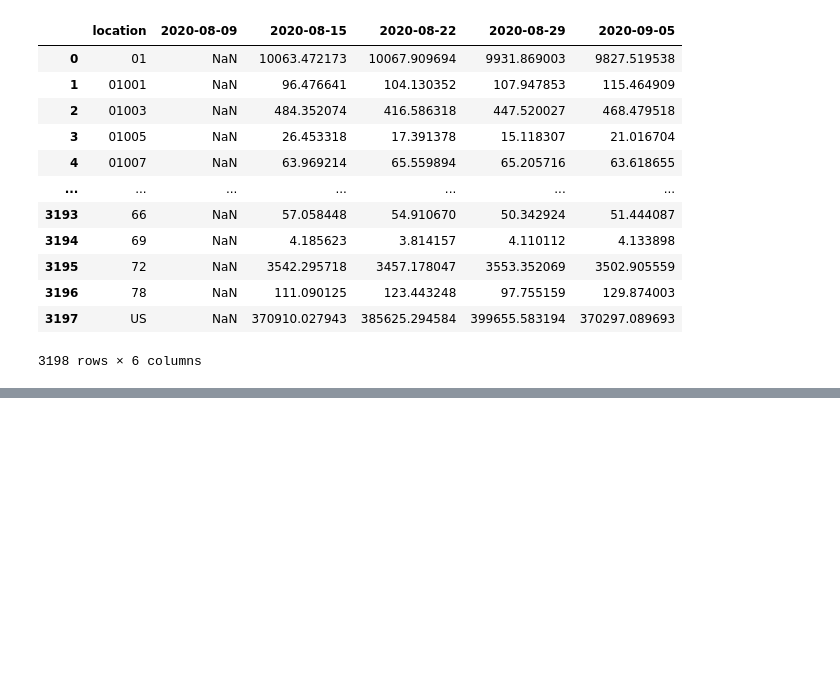
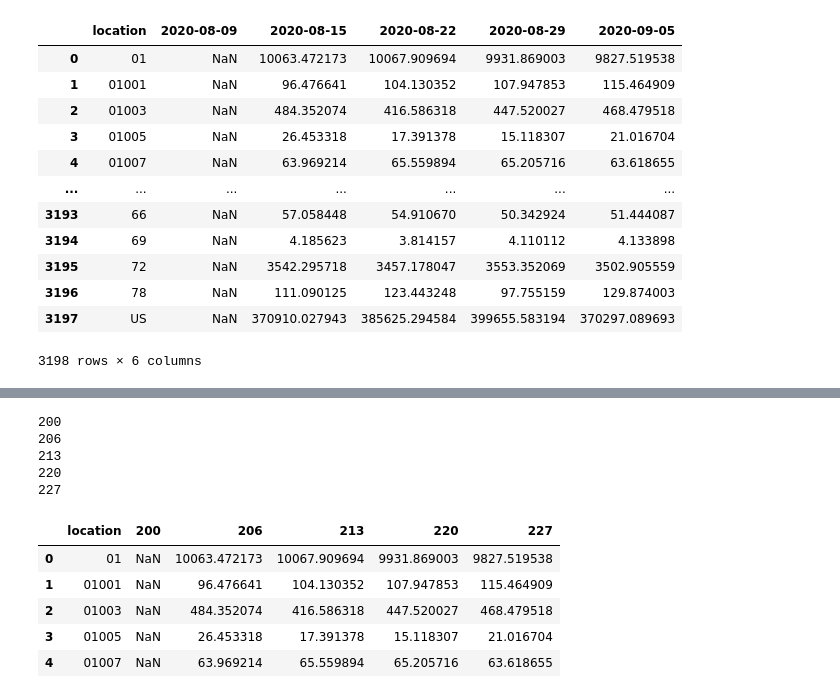
Before and after one commit to Satwant-Singh-ADS/Shapelet_Methods, a Jupyter notebook: Classification_task/Codes/Quantiles Preprocessing Code.ipynb, the cells around one changed output, grey strips where cells are left out. Saved outputs shown, nothing was run; the diff lists cells and outputs as text; code cells hidden in the pictures; blank space fills up the shorter version.

```diff
--- a/Classification_task/Codes/Quantiles Preprocessing Code.ipynb
+++ b/Classification_task/Codes/Quantiles Preprocessing Code.ipynb
@@ -101,0 +219,2 @@ cases_rolledup
+# %%
+cases_rolledup['week_interpolated_array'] =cases_rolledup[['target', 'IR_value_50sim']].apply(tuple, axis=1)
@@ -129,0 +393,2 @@ processed_df_final
+# %%
+date_columns = list(processed_df_final.columns)[1:]
@@ -129,0 +406,33 @@ processed_df_final
+# %%
+from datetime import date
+
+new_columns = []
+
+d0 = date(2020, 1, 22)
+
+for w in date_columns:
+    wsplit = w.split("-")
+    yr = int(wsplit[0])
+    mth=int(wsplit[1])
+    dt = int(wsplit[2])
+    d1 = date(yr, mth, dt)
+    delta = d1 - d0
+    print(delta.days)
+    new_columns.append(delta.days)
+# %% [output]
+200
+206
+213
+220
+227
+# %%
+processed_df_final.columns = [list(processed_df_final.columns)[0]]+new_columns
+# %%
+processed_df_final.head()
+# %% [output]
+|  | location | 200 | 206 | 213 | 220 | 227 |
+| 0 | 01 | NaN | 10063.472173 | 10067.909694 | 9931.869003 | 9827.519538 |
+| 1 | 01001 | NaN | 96.476641 | 104.130352 | 107.947853 | 115.464909 |
+| 2 | 01003 | NaN | 484.352074 | 416.586318 | 447.520027 | 468.479518 |
+| 3 | 01005 | NaN | 26.453318 | 17.391378 | 15.118307 | 21.016704 |
+| 4 | 01007 | NaN | 63.969214 | 65.559894 | 65.205716 | 63.618655 |
```
Also changed, not shown: parts of 38 cells of this notebook, 7 other files.
